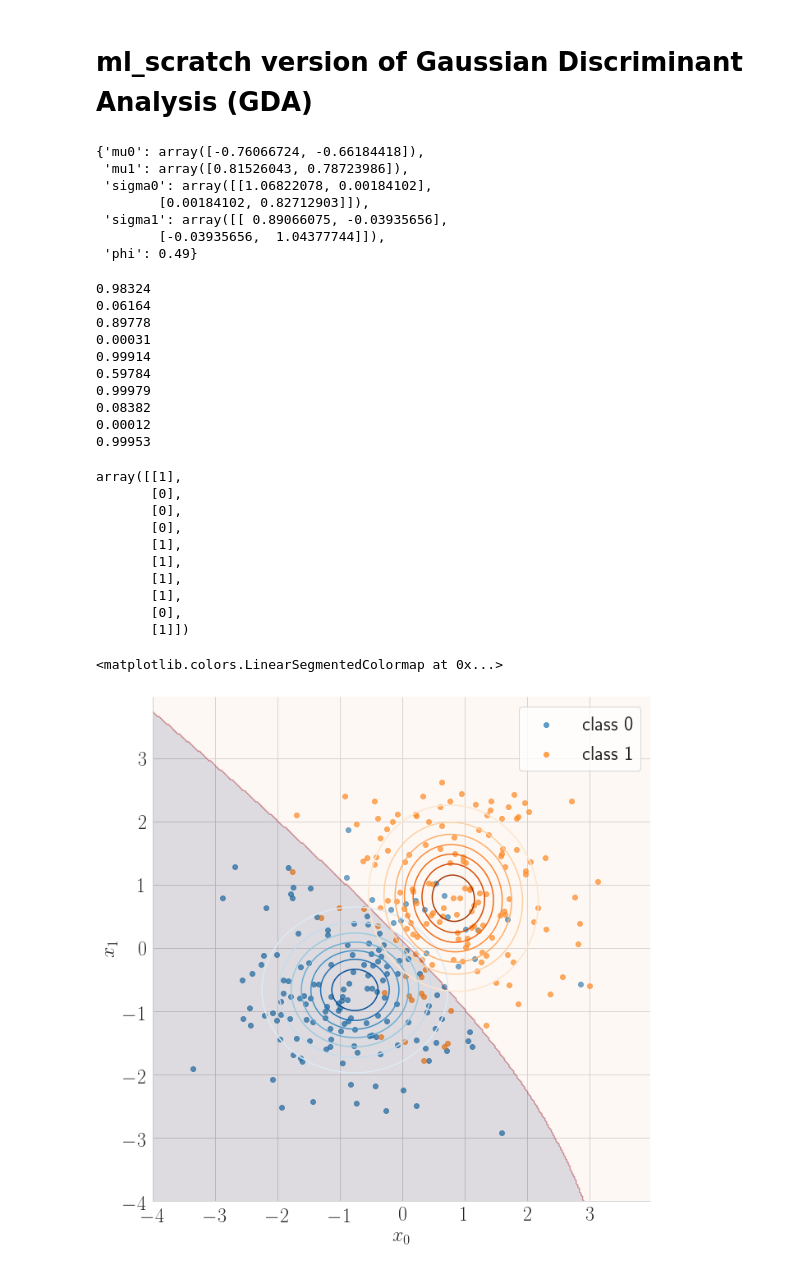
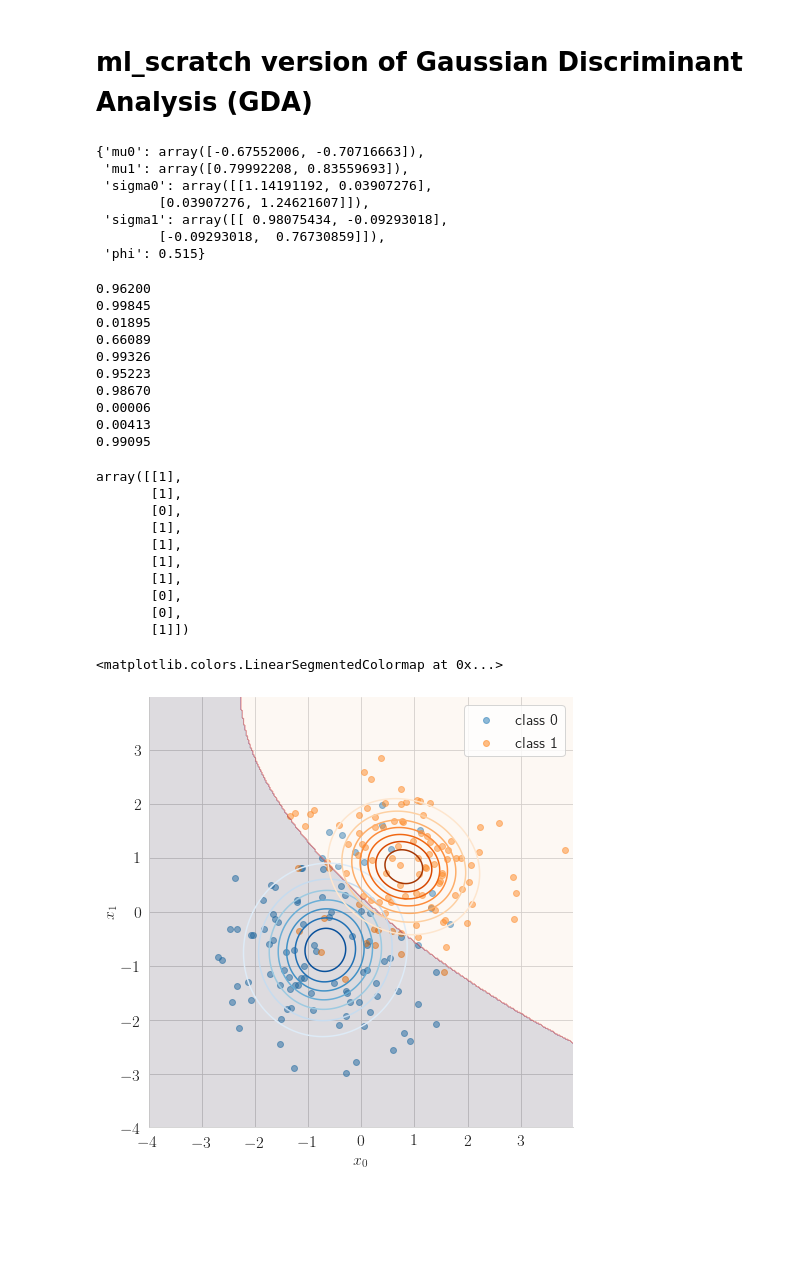
Before and after one commit to cjm715/ml_scratch, a Jupyter notebook: notebooks/GDA.ipynb, the cells around one changed output. Cells and saved outputs as stored; diff of their text form; code cells hidden in the pictures; blank space fills up the shorter version.

```diff
--- a/notebooks/GDA.ipynb
+++ b/notebooks/GDA.ipynb
@@ -22,7 +22,7 @@ import matplotlib as mpl
 
 plt.rcParams.update({
     "text.usetex": True,
-    "font.size": 24
+    "font.size": 20
     #"font.family": "sans-serif",
     #"font.sans-serif": ["Helvetica"]
 })
@@ -35,7 +35,7 @@ plt.rcParams.update({
 # %% [markdown]
 # Data
 # %%
-n = 300
+n = 200
 m = 2
 y = np.random.choice([0,1], n)
 X0 = np.random.randn(n, m) - np.array([0.75, 0.75])
@@ -61,41 +61,41 @@ model = ml.GDA()
 model.fit(X, y)
 model.params
 # %% [output]
-{'mu0': array([-0.76066724, -0.66184418]),
- 'mu1': array([0.81526043, 0.78723986]),
- 'sigma0': array([[1.06822078, 0.00184102],
-        [0.00184102, 0.82712903]]),
- 'sigma1': array([[ 0.89066075, -0.03935656],
-        [-0.03935656,  1.04377744]]),
- 'phi': 0.49}
+{'mu0': array([-0.67552006, -0.70716663]),
+ 'mu1': array([0.79992208, 0.83559693]),
+ 'sigma0': array([[1.14191192, 0.03907276],
+        [0.03907276, 1.24621607]]),
+ 'sigma1': array([[ 0.98075434, -0.09293018],
+        [-0.09293018,  0.76730859]]),
+ 'phi': 0.515}
 # %%
 probs = model.predict(X)
 # %%
 for p in probs[:10]:
     print(f'{p:.5f}')
 # %% [output]
-0.98324
-0.06164
-0.89778
-0.00031
-0.99914
-0.59784
-0.99979
-0.08382
-0.00012
-0.99953
+0.96200
+0.99845
+0.01895
+0.66089
+0.99326
+0.95223
+0.98670
+0.00006
+0.00413
+0.99095
 # %%
 y[:10,None]
 # %% [output]
 array([[1],
-       [0],
-       [0],
+       [1],
        [0],
        [1],
        [1],
        [1],
        [1],
        [0],
+       [0],
        [1]])
 # %%
 from matplotlib import cm
@@ -132,35 +132,35 @@ def plot_label_heatmap(ax, model):
 
     Z0 = model.predict(XY_contour)
     Z0 = 1*(Z0 > 0.5)
     Z0 = Z0.reshape(X_contour.shape)
 
     CS = ax.contourf(X_contour, Y_contour, Z0, alpha = 0.15)
     return ax
 
-res = sns.FacetGrid(data=df, hue="label", size=10) \
-   .map(plt.scatter, "x0", "x1", alpha = 0.7) \
+res = sns.FacetGrid(data=df, hue="label", size=7) \
+   .map(plt.scatter, "x0", "x1", alpha = 0.5) \
    #.add_legend()
 
 ax = res.ax
 
 ax = plot_gaussian(ax, model.params['mu0'], model.params['sigma0'], cm.Blues)
 ax = plot_gaussian(ax, model.params['mu1'], model.params['sigma1'], cm.Oranges)
 
 ax = plot_label_heatmap(ax, model)
 
-ax.set_xlabel(r'$x_0$', fontsize = 24)
-ax.set_ylabel(r'$x_1$', fontsize = 24)
+ax.set_xlabel(r'$x_0$', fontsize = 20)
+ax.set_ylabel(r'$x_1$', fontsize = 20)
 
 
 # # replace labels
 new_labels = [r'class 0', r'class 1']
 ax.legend(
     labels = new_labels
 )
 plt.show()
 
 fig = res.fig
 fig.savefig('../images/GDA.pdf', format='pdf', bbox_inches='tight')
 fig.savefig("../images/GDA.svg", format="svg", bbox_inches='tight')
 # %% [output]
-[figure, old version]
+[figure, new version]
```
Also changed, not shown: parts of 1 cell of this notebook, 1 other file.
